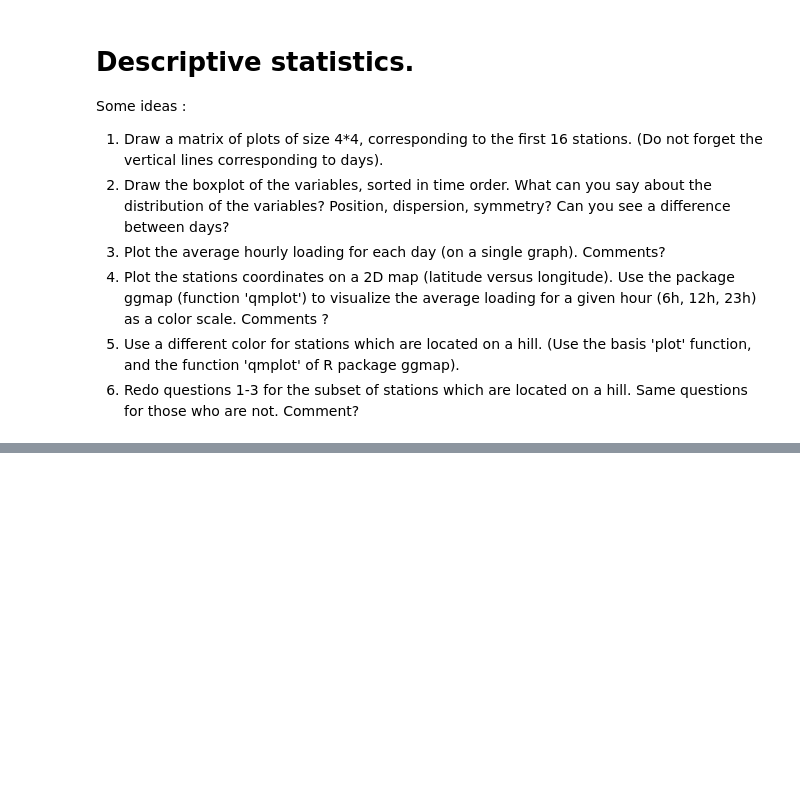
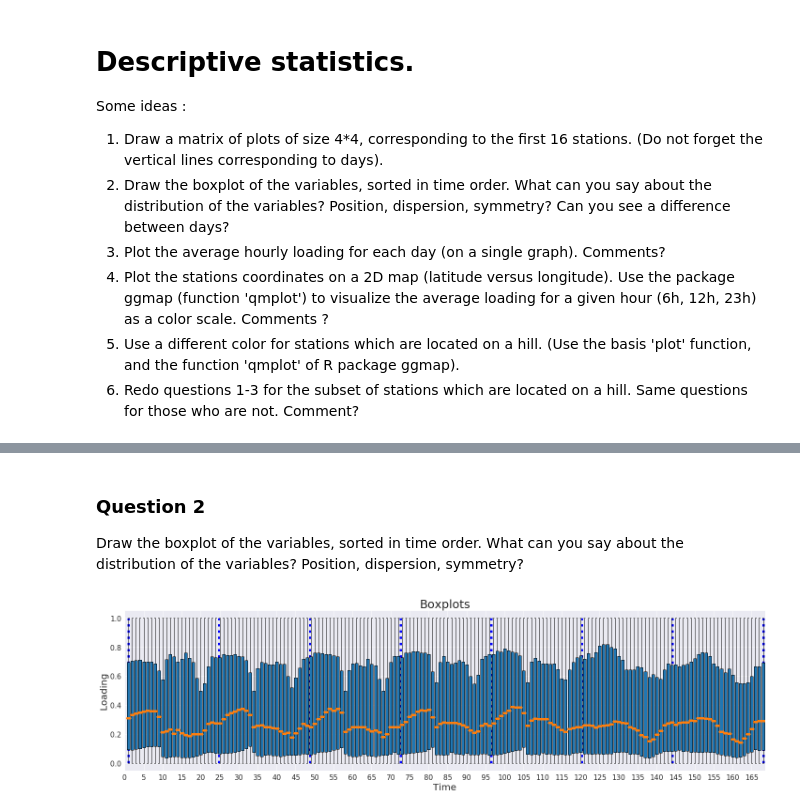
Before and after one commit to paul-corbalan/Data-analysis-Project-4Y-INSA, a Jupyter notebook: velib_PythonNotebook_starter.ipynb, the cells around one changed output, grey strips where cells are left out. Drawn from its saved outputs; the diff is of its cells as text; code cells hidden in the pictures; blank space fills up the shorter version.

```diff
--- a/velib_PythonNotebook_starter.ipynb
+++ b/velib_PythonNotebook_starter.ipynb
@@ -60,0 +113,24 @@ Comments ?
+# %% [markdown]
+### Question 2
+Draw the boxplot of the variables, sorted in time order. What can you say about the distribution of the variables? Position, dispersion, symmetry?
+# %%
+plt.figure(figsize = (20,6))
+
+bp = plt.boxplot(loading_data, widths = 0.75, patch_artist = True)
+
+for median in bp['medians']:
+    median.set(linewidth=5)
+
+plt.vlines(x = np.linspace(1, n_steps, 8), ymin = 0, ymax = 1,
+           colors = "blue", linestyle = "dotted", linewidth = 5)
+
+plt.xlabel('Time', fontsize = 20)
+plt.ylabel('Loading', fontsize = 20)
+plt.title("Boxplots", fontsize = 25)
+plt.xticks(ticks = np.arange(0, 168, 5), labels=np.arange(0, 168, 5), fontsize = 15)
+plt.yticks(fontsize = 15)
+
+plt.tight_layout()
+plt.show()
+# %% [output]
+[figure, added]
```
Also changed, not shown: parts of 28 cells of this notebook.
